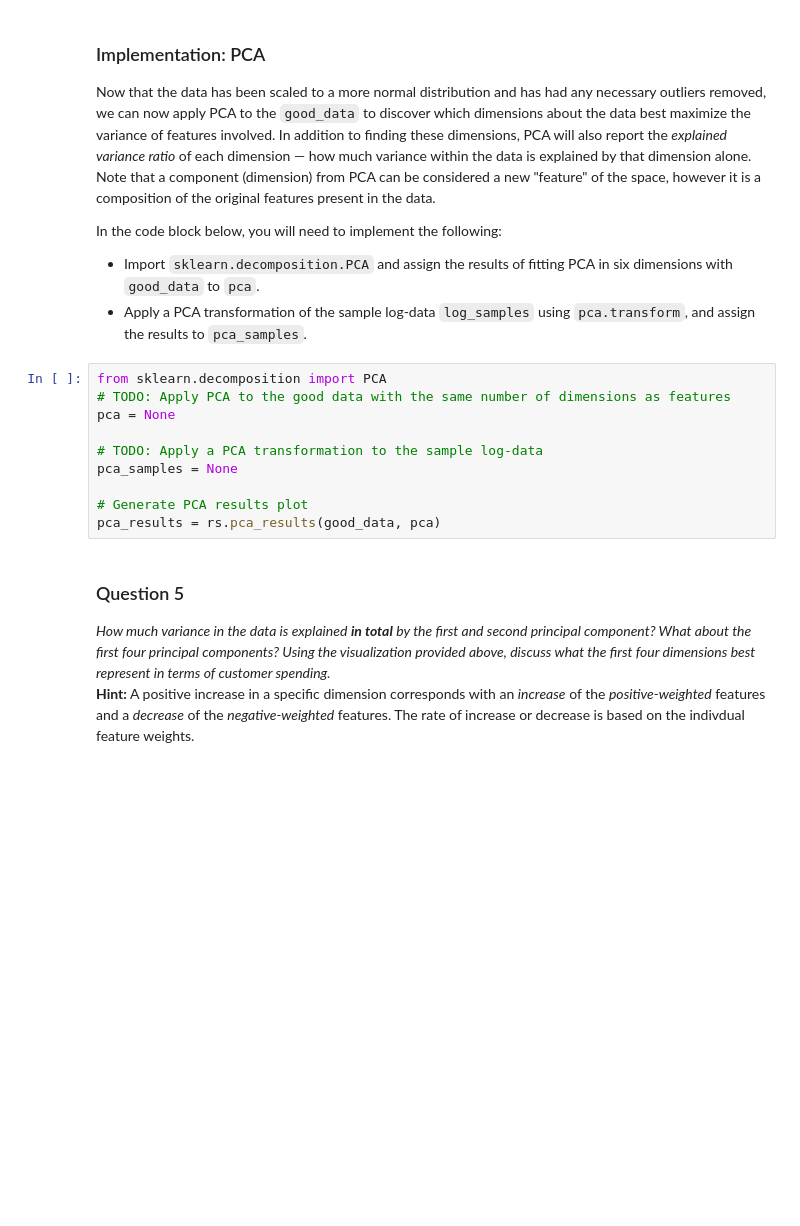
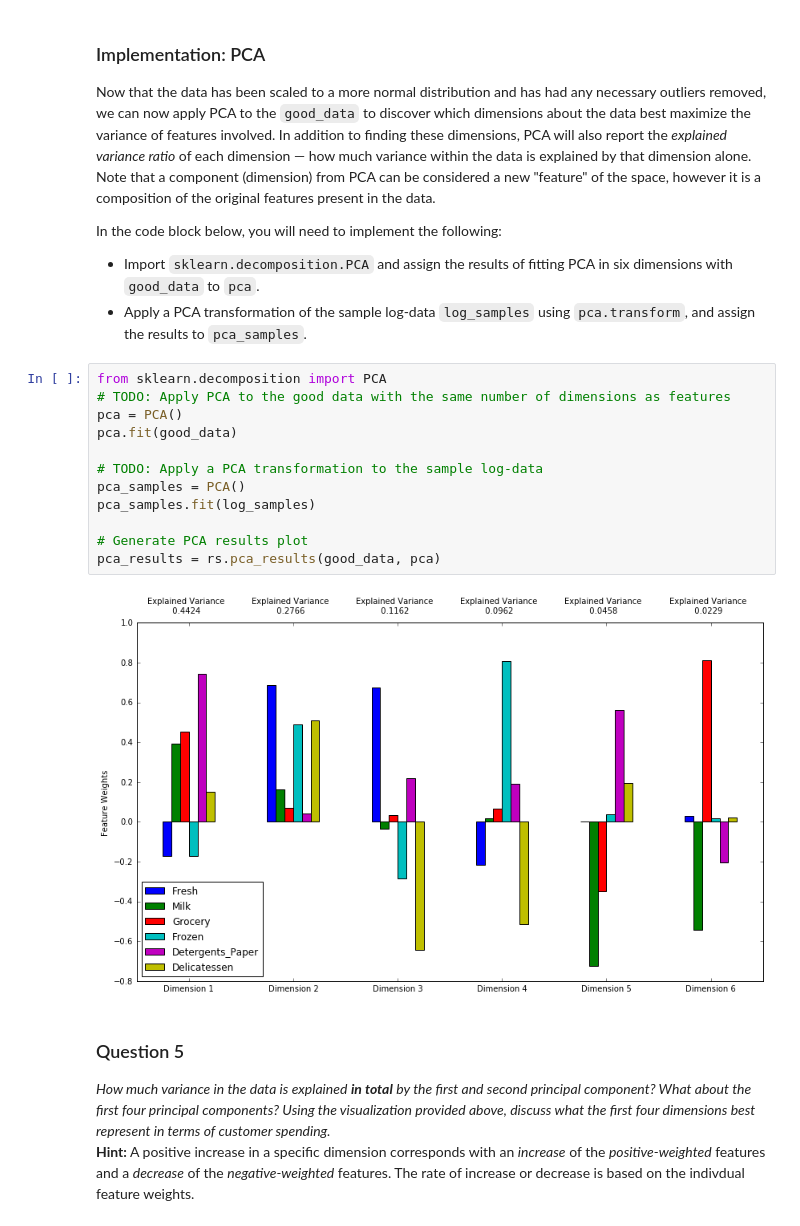
Before and after one commit to theofanislekkas/mlnd, a Jupyter notebook: customer_segments/customer_segments.ipynb, the cells around one changed output. Drawn from its saved outputs; the diff is of its cells as text; blank space fills up the shorter version.

```diff
--- a/customer_segments/customer_segments.ipynb
+++ b/customer_segments/customer_segments.ipynb
@@ -305,13 +324,17 @@ In the code block below, you will need to implement the following:
 # %%
 from sklearn.decomposition import PCA
 # TODO: Apply PCA to the good data with the same number of dimensions as features
-pca = None
+pca = PCA()
+pca.fit(good_data)
 
 # TODO: Apply a PCA transformation to the sample log-data
-pca_samples = None
+pca_samples = PCA()
+pca_samples.fit(log_samples)
 
 # Generate PCA results plot
 pca_results = rs.pca_results(good_data, pca)
+# %% [output]
+[figure, added]
 # %% [markdown]
 ### Question 5
 *How much variance in the data is explained* ***in total*** *by the first and second principal component? What about the first four principal components? Using the visualization provided above, discuss what the first four dimensions best represent in terms of customer spending.*
```
Also changed, not shown: parts of 22 cells of this notebook.
